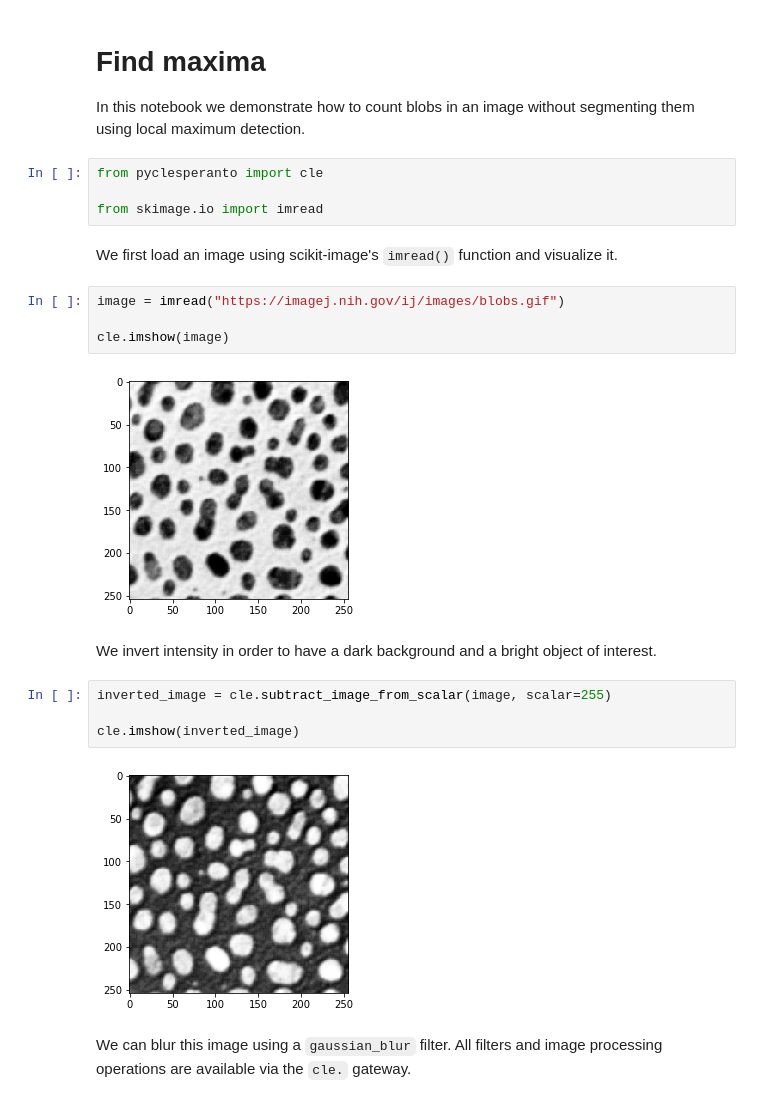
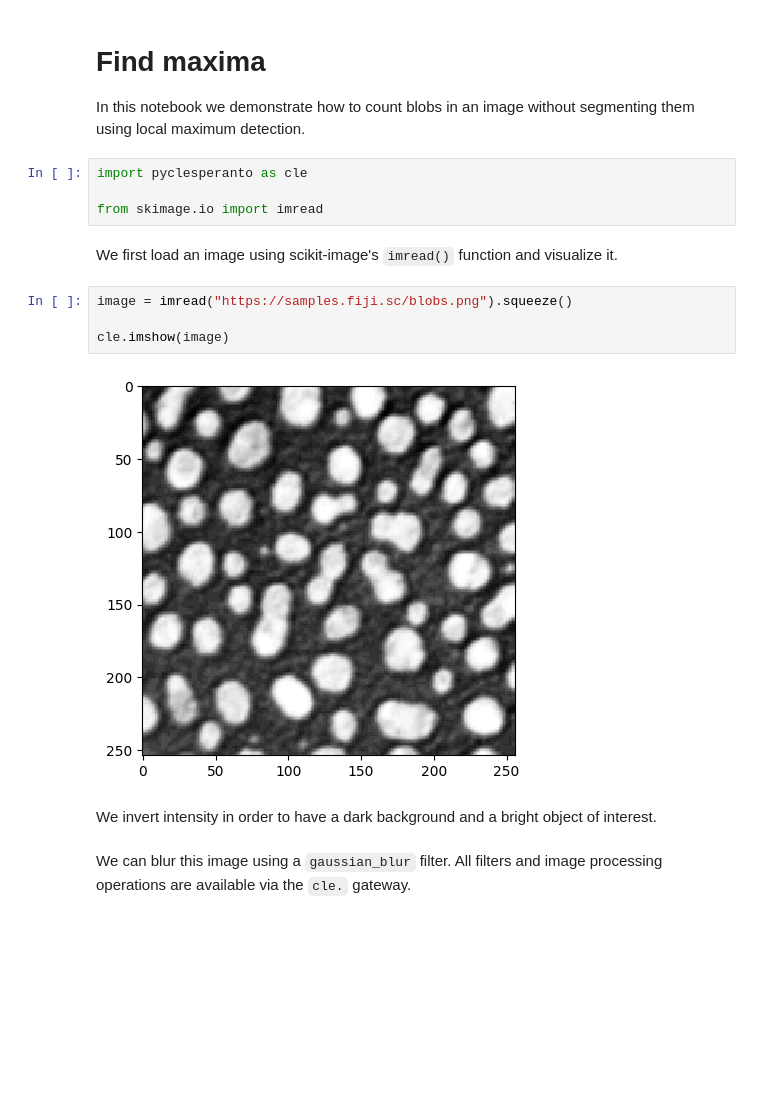
Before and after one commit to clEsperanto/pyclesperanto, a Jupyter notebook: demos/find_local_maxima.ipynb, the cells around one changed output. Drawn from its saved outputs; the diff is of its cells as text; blank space fills up the shorter version.

```diff
--- a/demos/find_local_maxima.ipynb
+++ b/demos/find_local_maxima.ipynb
@@ -2,25 +2,19 @@
 # Find maxima
 In this notebook we demonstrate how to count blobs in an image without segmenting them using local maximum detection.
 # %%
-from pyclesperanto import cle
+import pyclesperanto as cle
 
 from skimage.io import imread
 # %% [markdown]
 We first load an image using scikit-image's `imread()` function and visualize it.
 # %%
-image = imread("https://imagej.nih.gov/ij/images/blobs.gif")
+image = imread("https://samples.fiji.sc/blobs.png").squeeze()
 
 cle.imshow(image)
 # %% [output]
-[figure, old version]
+[figure, new version]
 # %% [markdown]
 We invert intensity in order to have a dark background and a bright object of interest.
-# %%
-inverted_image = cle.subtract_image_from_scalar(image, scalar=255)
-
-cle.imshow(inverted_image)
-# %% [output]
-[figure, removed]
 # %% [markdown]
 We can blur this image using a `gaussian_blur` filter. All filters and image processing operations are available via the `cle.` gateway.
 # %%
```
Also changed, not shown: parts of 4 cells of this notebook, 3 other files.
